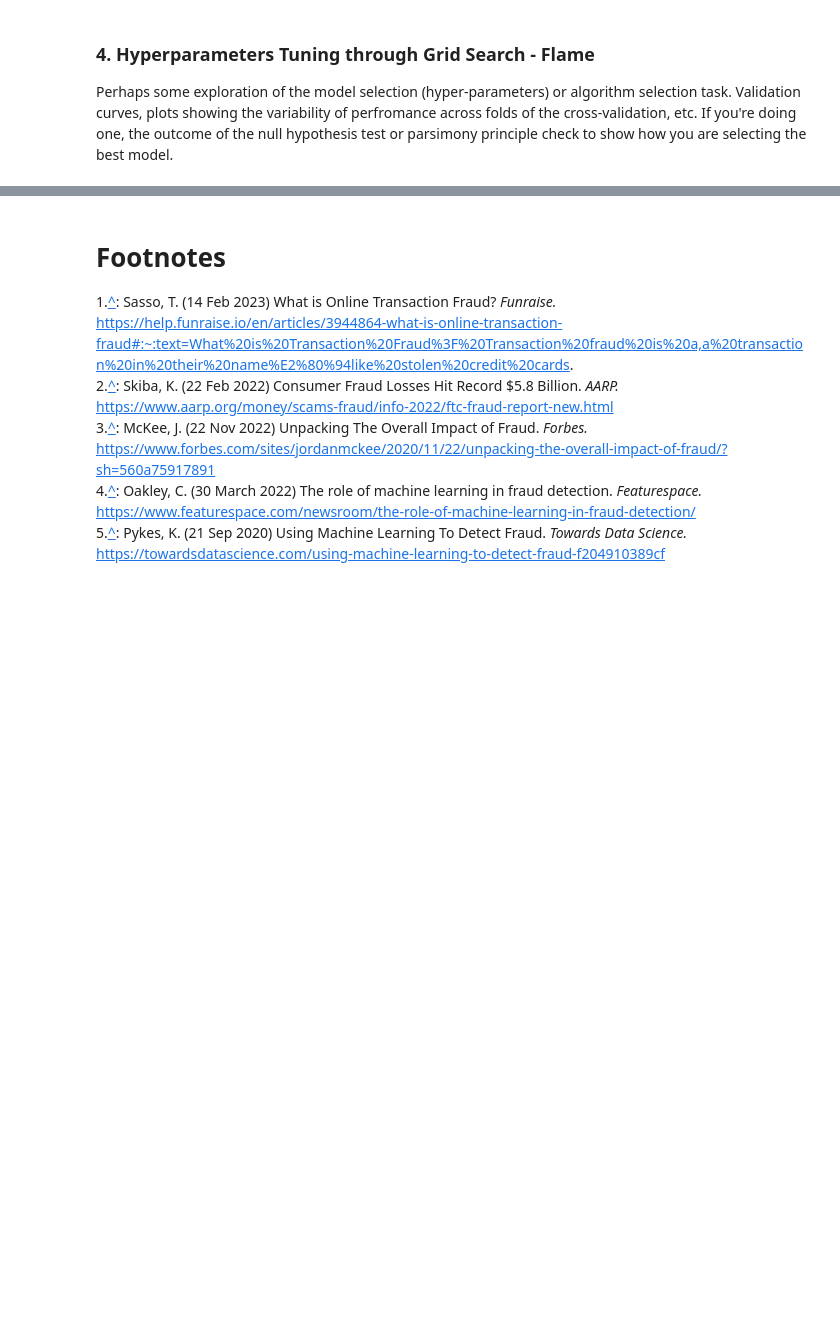
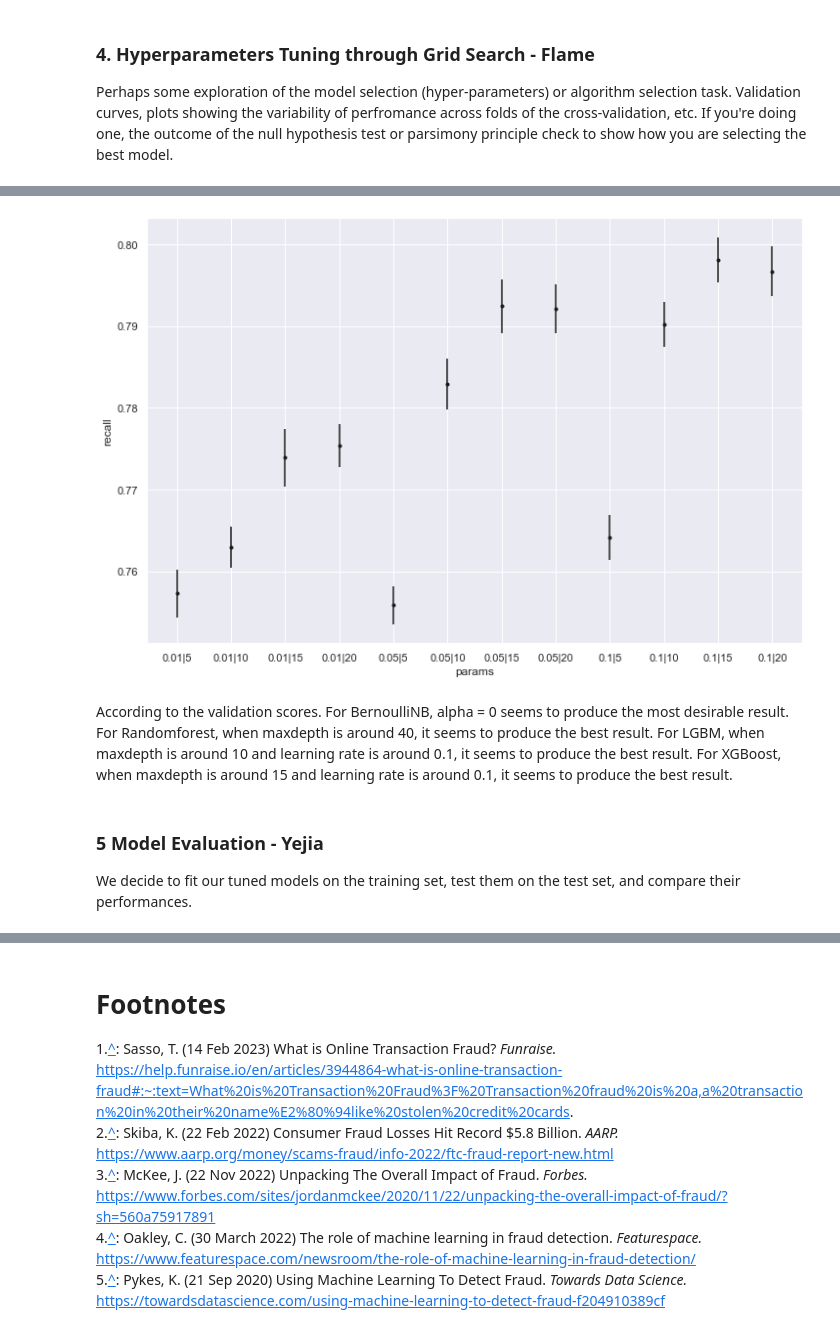
Before and after one commit to COGS118A/Group005-Wi23, a Jupyter notebook: FinalProjectGroup005-Wi23.ipynb, the cells around one changed output, grey strips where cells are left out. Saved outputs shown, nothing was run; the diff lists cells and outputs as text; code cells hidden in the pictures; blank space fills up the shorter version.

```diff
--- a/FinalProjectGroup005-Wi23.ipynb
+++ b/FinalProjectGroup005-Wi23.ipynb
@@ -575,0 +578,8 @@ Reiterate your main point and in just a few sentences tell us how your results s
+# %%
+param_grid = {
+    'max_depth':[5, 10, 15, 20],
+    'learning_rate':[0.01, 0.05, 0.1]
+}
+xgbc = xgb.XGBClassifier()
+xgbcCV = GridSearchCV(xgbc, param_grid = param_grid, scoring = 'recall', cv = 5)
+xgbcCV.fit(X,y)
@@ -575,0 +604,11 @@ Reiterate your main point and in just a few sentences tell us how your results s
+# %%
+plt.figure(figsize=(12,8))
+plot_results(xgbcCV)
+# %% [output]
+[figure, added]
+# %% [markdown]
+According to the validation scores. For BernoulliNB, alpha = 0 seems to produce the most desirable result. For Randomforest, when maxdepth is around 40, it seems to produce the best result. For LGBM, when maxdepth is around 10 and learning rate is around 0.1, it seems to produce the best result. For XGBoost, when maxdepth is around 15 and learning rate is around 0.1, it seems to produce the best result.
+# %% [markdown]
+### 5 Model Evaluation - Yejia
+
+We decide to fit our tuned models on the training set, test them on the test set, and compare their performances.
```
Also changed, not shown: parts of 41 cells of this notebook.
